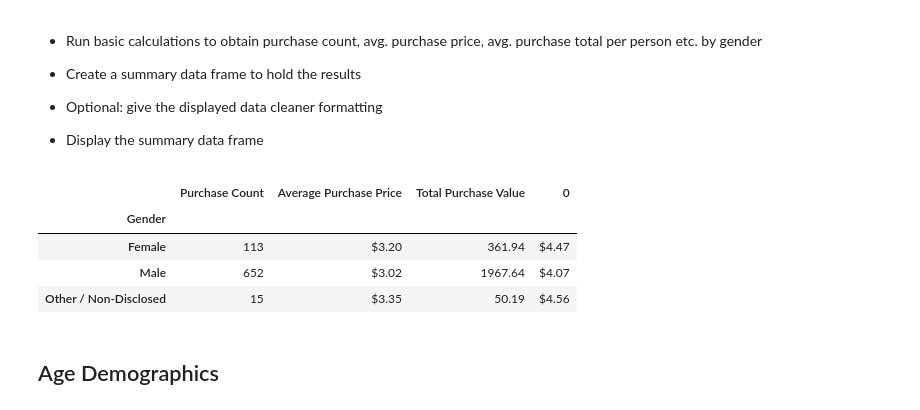
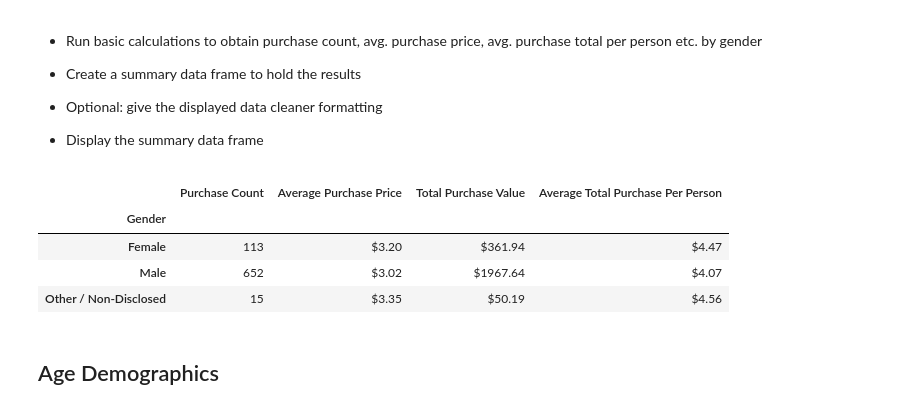
Before and after one commit to debrawu/pandas-challenge, a Jupyter notebook: HeroesOfPymoli/HeroesOfPymoli_starter.ipynb, the cells around one changed output. Saved outputs shown, nothing was run; the diff lists cells and outputs as text; code cells hidden in the pictures.

```diff
--- a/HeroesOfPymoli/HeroesOfPymoli_starter.ipynb
+++ b/HeroesOfPymoli/HeroesOfPymoli_starter.ipynb
@@ -148,46 +148,57 @@ summary_table
 # %%
 #create groupbys for each gender demographic
 gender_group = purchase_data.groupby(['Gender'])
 gender_group.count()
 
 #purchase count
 gender_purchase = gender_group.count()['SN']
 
 #average purchase price
 gender_average_price = gender_group.mean()['Price']
-gender_average_price = gender_average_price.map("${:.2f}".format)
+# gender_average_price = gender_average_price.map("${:.2f}".format)
 
 # #total purchase value
 gender_total_purchase = gender_group.sum()['Price']
 
-gender_total_purchase = gender_total_purchase.astype('float')
+# gender_total_purchase = gender_total_purchase.astype('float')
 
 gender_total_purchase
 
-# #average total purchase per person
+#average total purchase per person
 average_total_purchase = (gender_total_purchase / new_data_table['Total Count']).round(2)
 
-average_total_purchase = average_total_purchase.map("${:.2f}".format)
+#average_total_purchase = average_total_purchase.map("${:.2f}".format)
 
 average_total_purchase
 
-purchasing_analysis = pd.concat([gender_purchase, gender_average_price], axis = 1, sort=False)
+# purchasing_analysis = pd.concat([gender_purchase, gender_average_price], axis = 1, sort=False)
 
-purchasing_analysis_1 = purchasing_analysis.rename(columns={"SN": 'Purchase Count', "Price": 'Average Purchase Price'})
+# purchasing_analysis_1 = purchasing_analysis.rename(columns={"SN": 'Purchase Count', "Price": 'Average Purchase Price'})
 
-purchasing_analysis_2 = pd.concat([purchasing_analysis_1, gender_total_purchase, average_total_purchase], axis = 1, sort=False)
+# purchasing_analysis_2 = pd.concat([purchasing_analysis_1, gender_total_purchase, average_total_purchase], axis = 1, sort=False)
 
-purchasing_analysis_2
-purchasing_analysis_final = purchasing_analysis_2.rename(columns={"Price": 'Total Purchase Value',
-                                                                    '0': "Average Total Purchase Per Person"})
+# purchasing_analysis_2
+# purchasing_analysis_final = purchasing_analysis_2.rename(columns={"Price": 'Total Purchase Value',
+#                                                                     '0': "Average Total Purchase Per Person"})
 
-purchasing_analysis_final
+# purchasing_analysis_final
+
+purchase_analysis = pd.DataFrame({'Purchase Count': gender_purchase,
+             'Average Purchase Price': gender_average_price,
+             'Total Purchase Value': gender_total_purchase,
+             'Average Total Purchase Per Person': average_total_purchase})
+
+purchase_analysis['Average Purchase Price'] = purchase_analysis['Average Purchase Price'].map("${:.2f}".format)
+purchase_analysis['Total Purchase Value'] = purchase_analysis['Total Purchase Value'].map("${:.2f}".format)
+purchase_analysis['Average Total Purchase Per Person'] = purchase_analysis['Average Total Purchase Per Person'].map("${:.2f}".format)
+
+purchase_analysis
 # %% [output]
-|  | Purchase Count | Average Purchase Price | Total Purchase Value | 0 |
+|  | Purchase Count | Average Purchase Price | Total Purchase Value | Average Total Purchase Per Person |
 | Gender |  |  |  |  |
-| Female | 113 | $3.20 | 361.94 | $4.47 |
-| Male | 652 | $3.02 | 1967.64 | $4.07 |
-| Other / Non-Disclosed | 15 | $3.35 | 50.19 | $4.56 |
+| Female | 113 | $3.20 | $361.94 | $4.47 |
+| Male | 652 | $3.02 | $1967.64 | $4.07 |
+| Other / Non-Disclosed | 15 | $3.35 | $50.19 | $4.56 |
 # %% [markdown]
 ## Age Demographics
 # %% [markdown]
```
Also changed, not shown: parts of 3 cells of this notebook.
